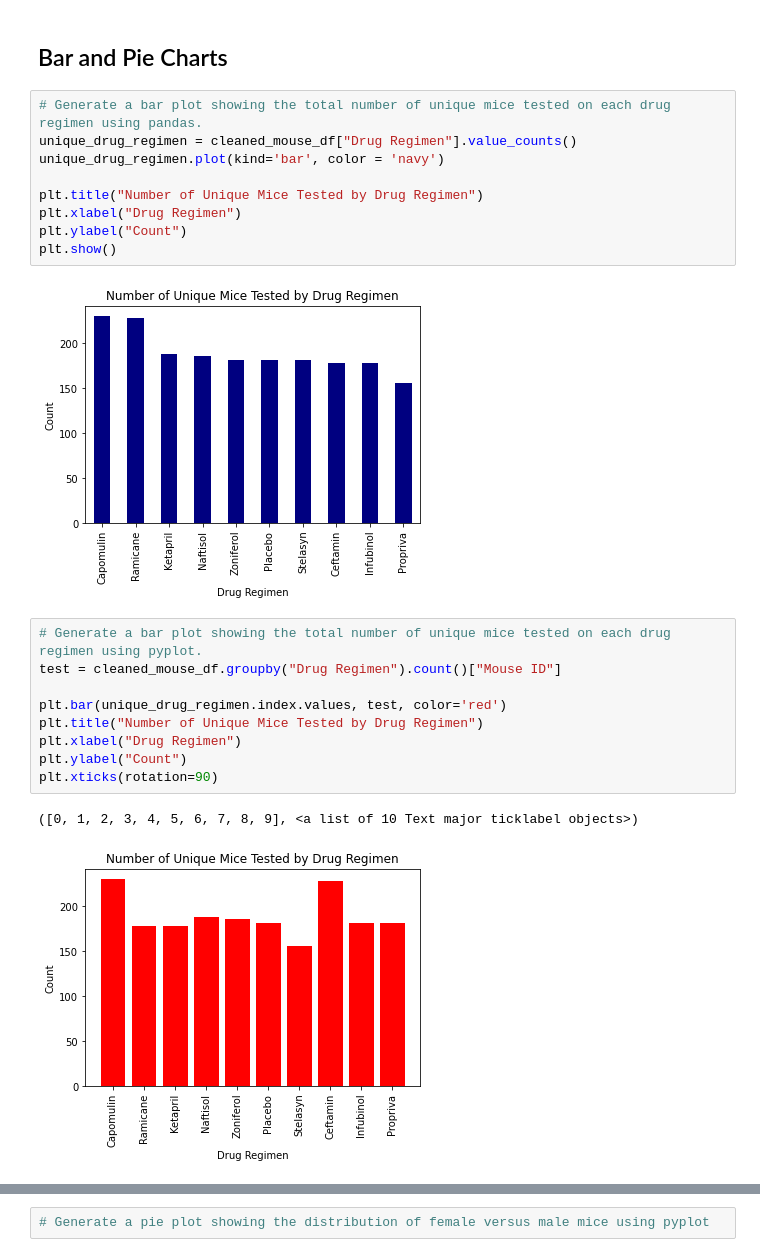
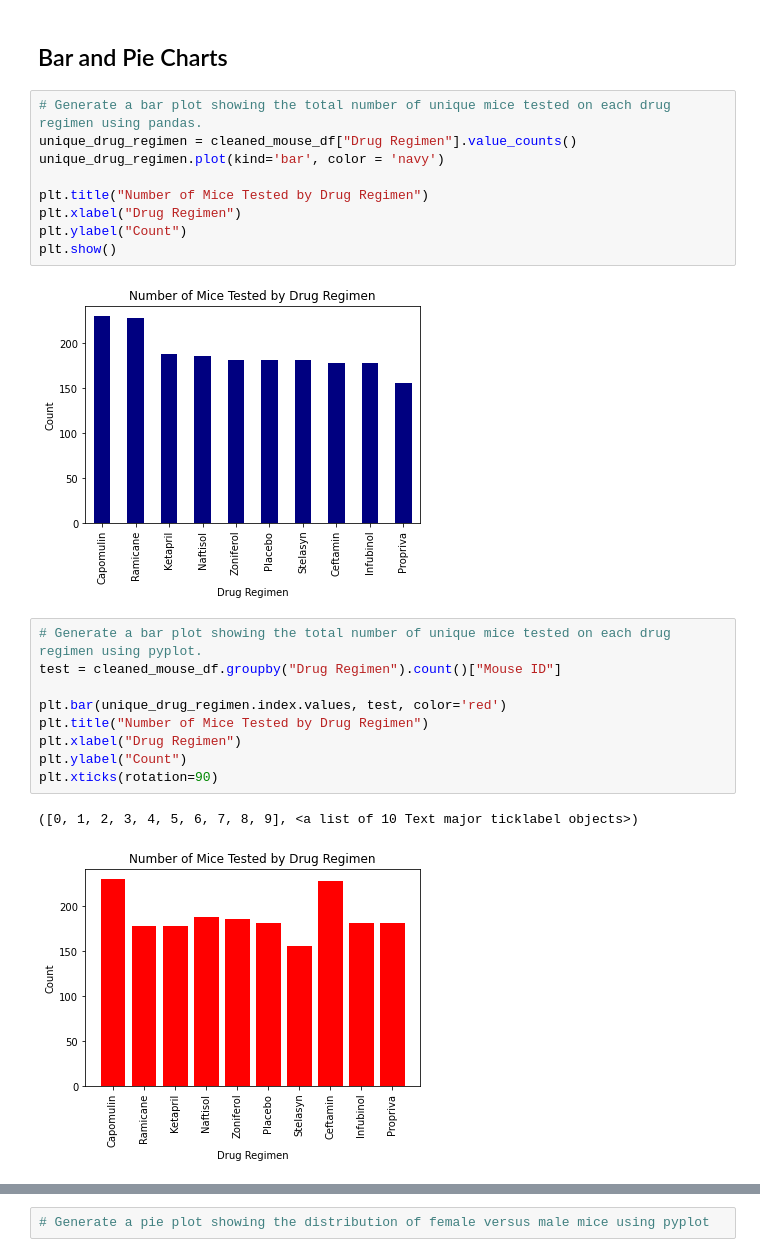
Before and after one commit to khbader101/Matplotlib-Challenge, a Jupyter notebook: pymaceuticals_starter.ipynb, the cells around one changed output, grey strips where cells are left out. Cells and saved outputs as stored; diff of their text form.

```diff
--- a/pymaceuticals_starter.ipynb
+++ b/pymaceuticals_starter.ipynb
@@ -167,25 +167,25 @@ agg_drug_regimen
 # %%
 # Generate a bar plot showing the total number of unique mice tested on each drug regimen using pandas.
 unique_drug_regimen = cleaned_mouse_df["Drug Regimen"].value_counts()
 unique_drug_regimen.plot(kind='bar', color = 'navy')
 
-plt.title("Number of Unique Mice Tested by Drug Regimen")
+plt.title("Number of Mice Tested by Drug Regimen")
 plt.xlabel("Drug Regimen")
 plt.ylabel("Count")
 plt.show()
 # %% [output]
-[figure, old version]
+[figure, new version]
 # %%
 # Generate a bar plot showing the total number of unique mice tested on each drug regimen using pyplot.
 test = cleaned_mouse_df.groupby("Drug Regimen").count()["Mouse ID"]
 
 plt.bar(unique_drug_regimen.index.values, test, color='red')
-plt.title("Number of Unique Mice Tested by Drug Regimen")
+plt.title("Number of Mice Tested by Drug Regimen")
 plt.xlabel("Drug Regimen")
 plt.ylabel("Count")
 plt.xticks(rotation=90)
 # %% [output]
 ([0, 1, 2, 3, 4, 5, 6, 7, 8, 9], <a list of 10 Text major ticklabel objects>)
-[figure, old version]
+[figure, new version]
 # %%
 # Generate a pie plot showing the distribution of female versus male mice using pandas
```
Also changed, not shown: parts of 1 cell of this notebook.
